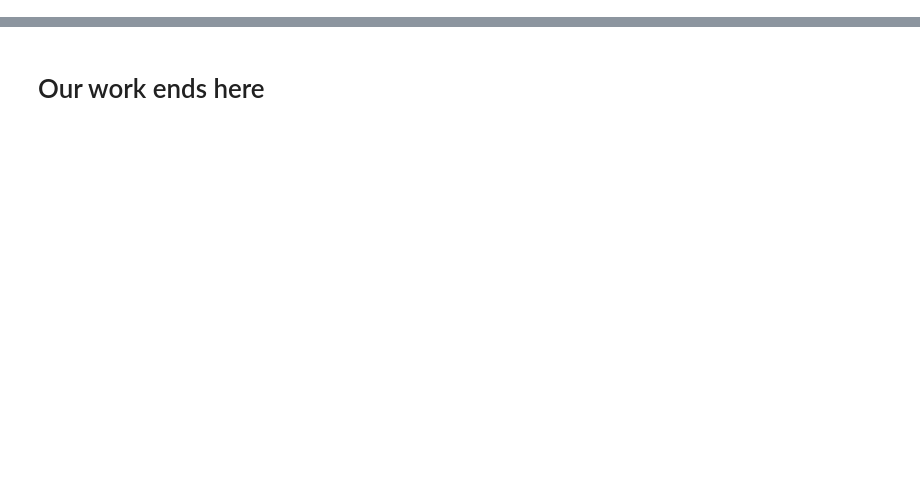
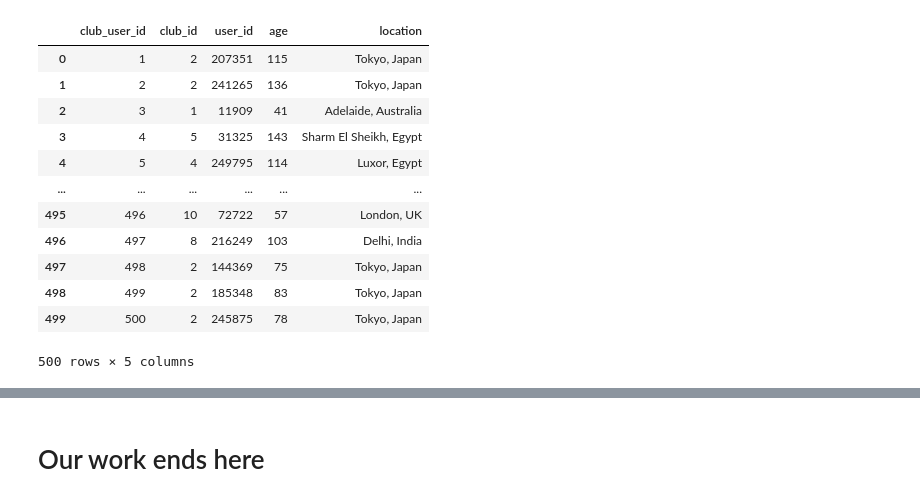
Before and after one commit to laurenceandrews/auguread, a Jupyter notebook: clubs/club-to-user-recommender/club-to-user-recommender.ipynb, the cells around one changed output, grey strips where cells are left out. Saved outputs shown, nothing was run; the diff lists cells and outputs as text; code cells hidden in the pictures; blank space fills up the shorter version.

```diff
--- a/clubs/club-to-user-recommender/club-to-user-recommender.ipynb
+++ b/clubs/club-to-user-recommender/club-to-user-recommender.ipynb
@@ -28,0 +38,8 @@ club_user_age
+# %%
+# Merge club_user junction table with club table to get locations of all clubs
+
+club_user_location_df = club_user_df.merge(club_df, left_on = 'club_id', right_on = 'id')
+club_user_location_df = club_user_location_df[['id_x', 'club_id', 'user_id', 'location']]
+club_user_location_df = club_user_location_df.rename(columns={'id_x':'club_user_id'}).sort_values('club_user_id', ascending=True)
+
+club_user_location_df
@@ -29 +60,23 @@ club_user_age
+# %%
+# Merge the club_user_age and club_user_location tables to have all in one table
+
+club_user_age_location_df = club_user_age_df.merge(club_user_location_df, left_on = 'club_user_id', right_on = 'club_user_id')
+club_user_age_location_df = club_user_age_location_df[['club_user_id', 'club_id_x', 'user_id_x', 'age', 'location']]
+club_user_age_location_df = club_user_age_location_df.rename(columns={'user_id_x':'user_id', 'club_id_x':'club_id'})
+
+club_user_age_location_df
+# %% [output]
+|  | club_user_id | club_id | user_id | age | location |
+| 0 | 1 | 2 | 207351 | 115 | Tokyo, Japan |
+| 1 | 2 | 2 | 241265 | 136 | Tokyo, Japan |
+| 2 | 3 | 1 | 11909 | 41 | Adelaide, Australia |
+| 3 | 4 | 5 | 31325 | 143 | Sharm El Sheikh, Egypt |
+| 4 | 5 | 4 | 249795 | 114 | Luxor, Egypt |
+| ... | ... | ... | ... | ... | ... |
+| 495 | 496 | 10 | 72722 | 57 | London, UK |
+| 496 | 497 | 8 | 216249 | 103 | Delhi, India |
+| 497 | 498 | 2 | 144369 | 75 | Tokyo, Japan |
+| 498 | 499 | 2 | 185348 | 83 | Tokyo, Japan |
+| 499 | 500 | 2 | 245875 | 78 | Tokyo, Japan |
+500 rows × 5 columns
 # %%
```
Also changed, not shown: parts of 36 cells of this notebook, 1 other file.
